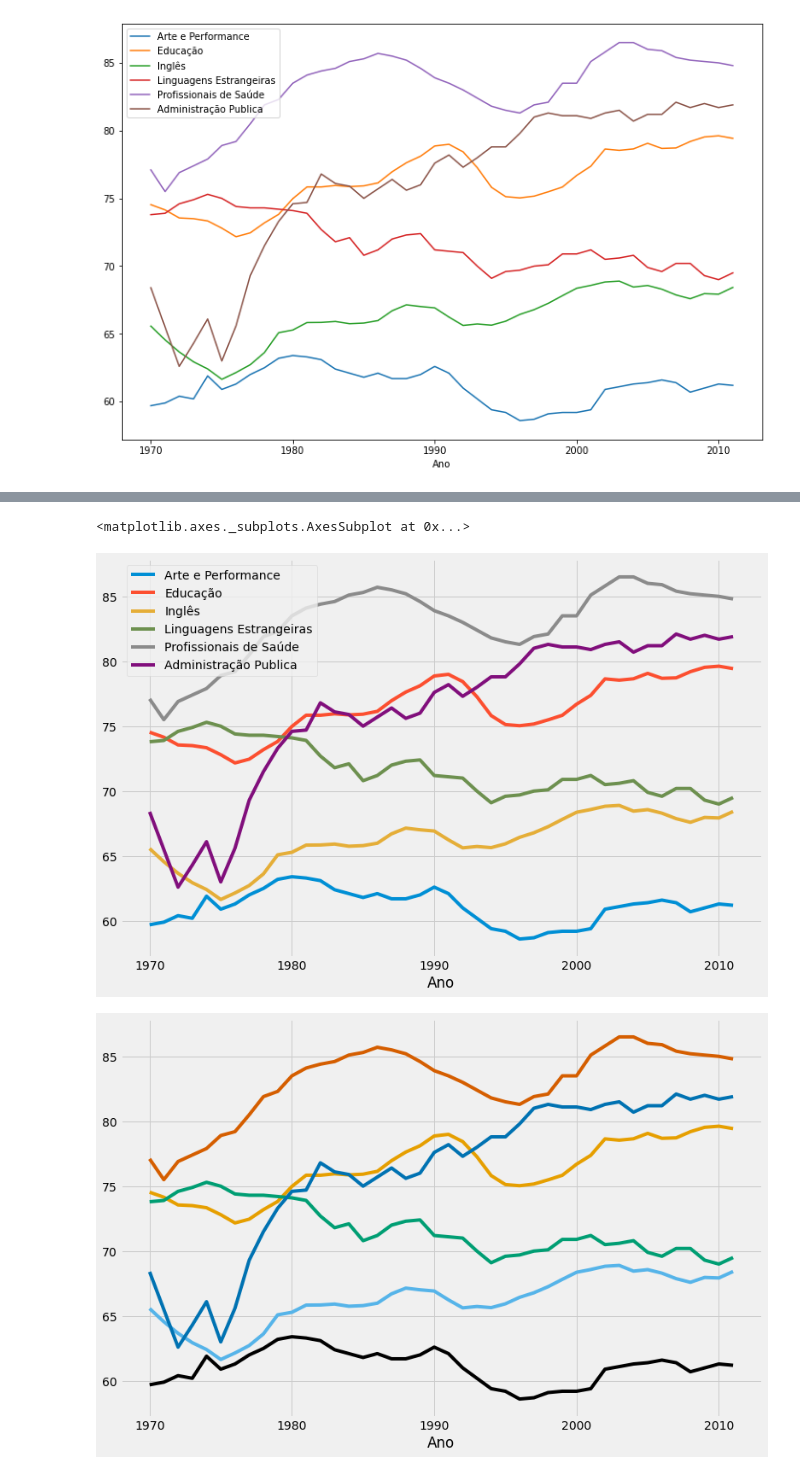
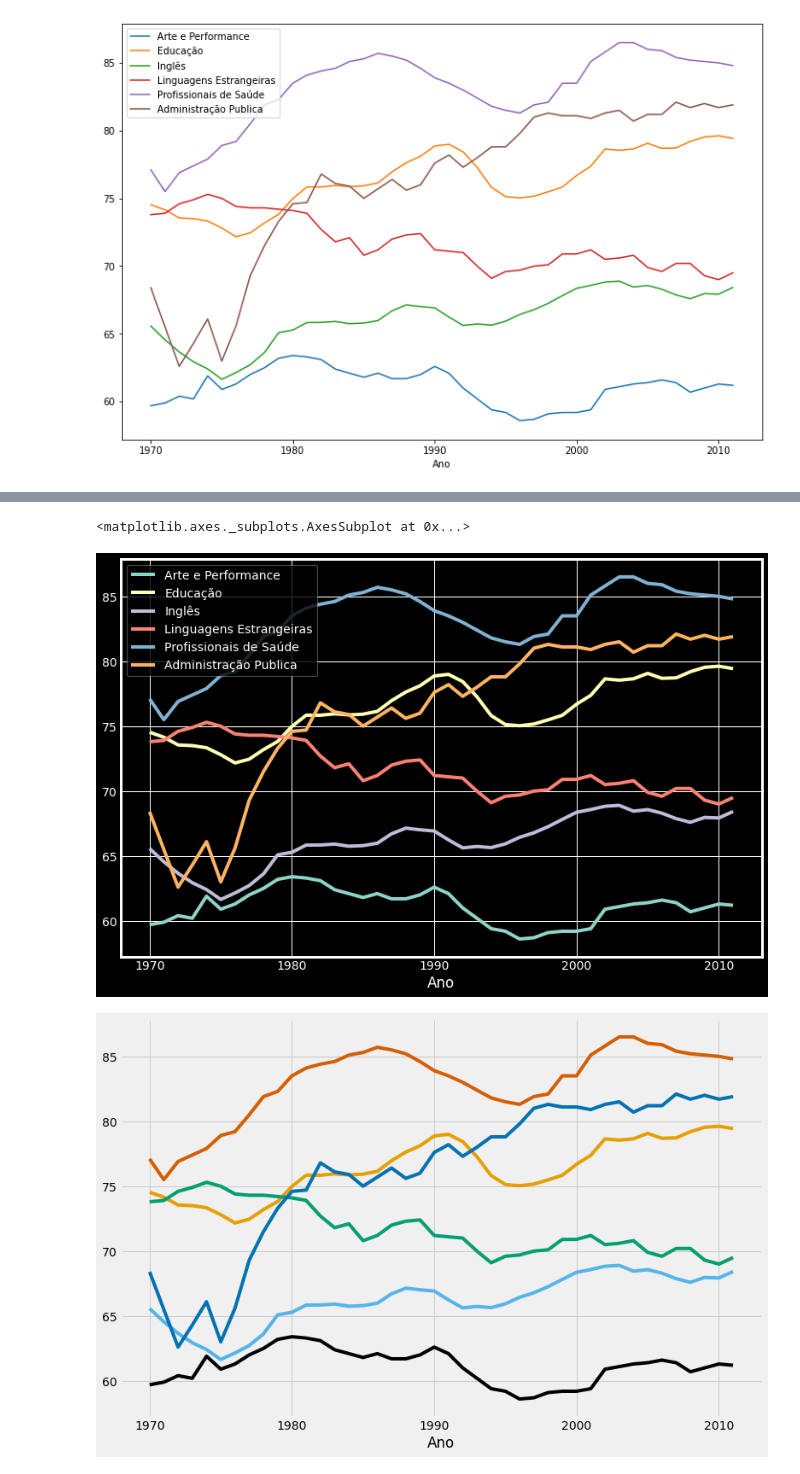
Before and after one commit to luccasdm/Python-Practices, a Jupyter notebook: Plot_Women_Majors.ipynb, the cells around one changed output, grey strips where cells are left out. Drawn from its saved outputs; the diff is of its cells as text; code cells hidden in the pictures.

```diff
--- a/Plot_Women_Majors.ipynb
+++ b/Plot_Women_Majors.ipynb
@@ -82,11 +82,11 @@ style.available
  'seaborn-whitegrid',
  'tableau-colorblind10']
 # %%
-style.use('fivethirtyeight')
+style.use('dark_background')
 women_majors.plot(x = 'Ano', y = over_50.index, figsize = (12,8))
 # %% [output]
 <matplotlib.axes._subplots.AxesSubplot at 0x...>
-[figure, old version]
+[figure, new version]
 # %%
 # cores
 colors = [[0,0,0], [230/255,159/255,0], [86/255,180/255,233/255], [0,158/255,115/255],
```
Also changed, not shown: parts of 1 cell of this notebook.
